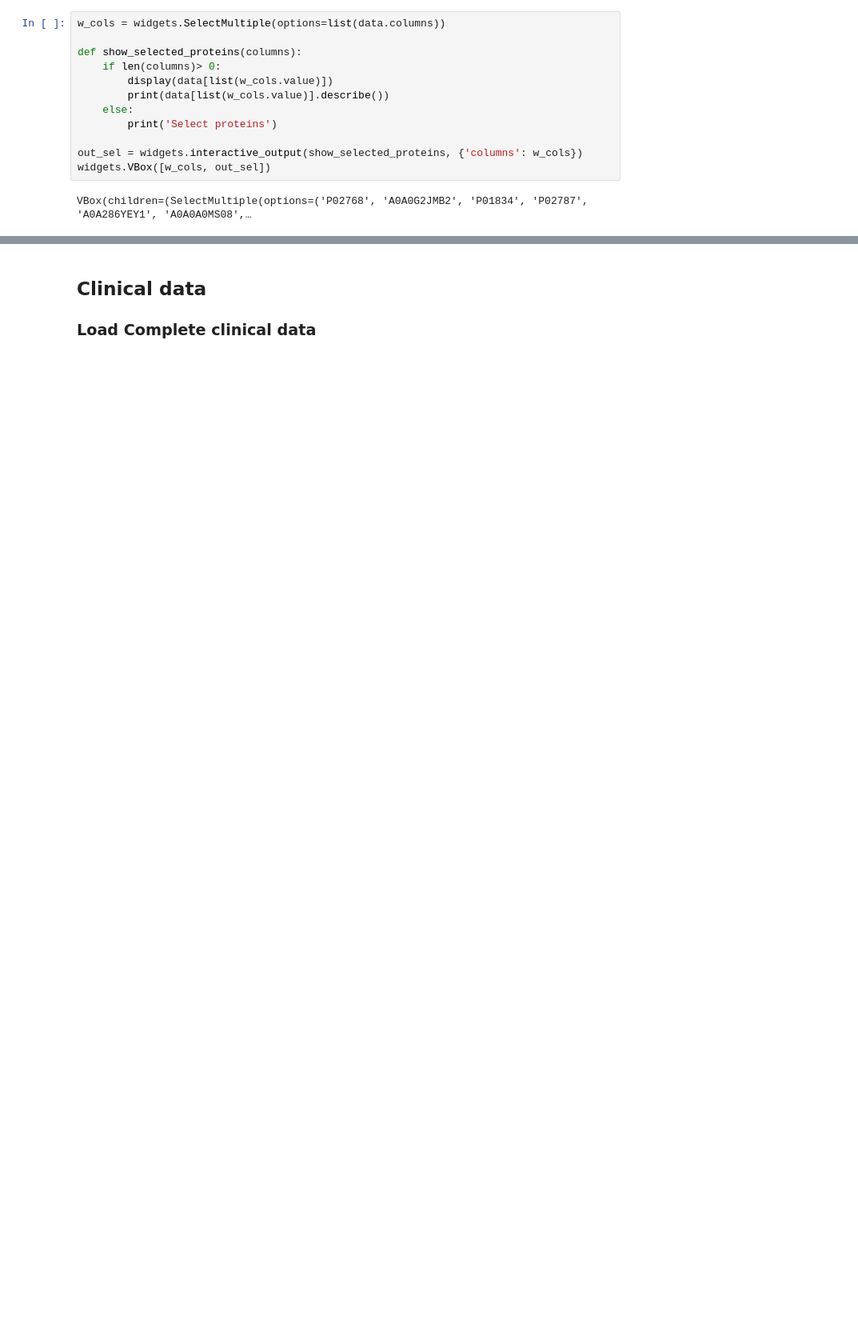
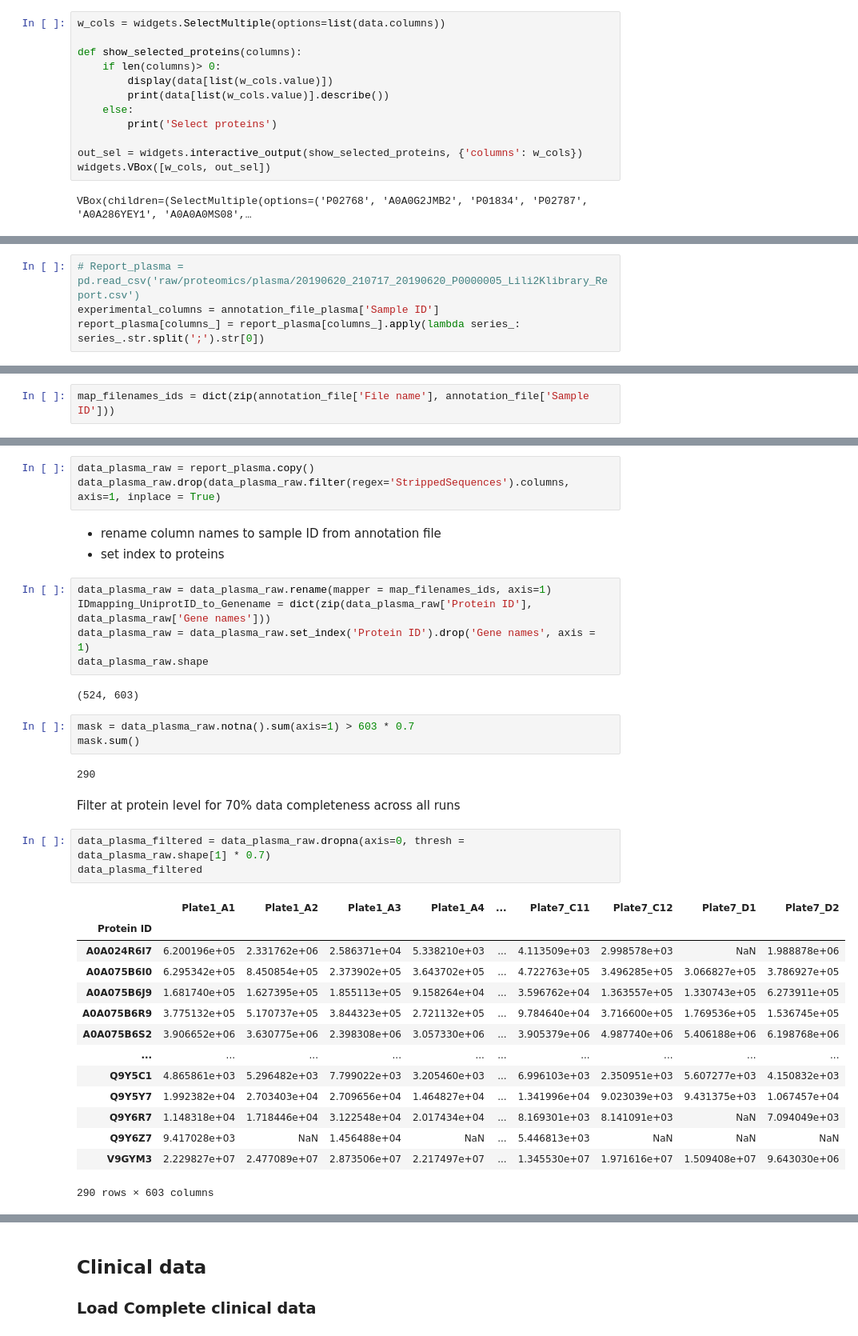
Before and after one commit to llniu/ALD-study, a Jupyter notebook: ald_analysis_hw.ipynb, the cells around one changed output, grey strips where cells are left out. Shown at 80% size. Cells and saved outputs as stored; diff of their text form; blank space fills up the shorter version.

```diff
--- a/ald_analysis_hw.ipynb
+++ b/ald_analysis_hw.ipynb
@@ -135,0 +232,4 @@ data_plasma_filtered_log_imputed = imputation_normal_distribution(data_plasma_fi
+# %%
+# Report_plasma = pd.read_csv('raw/proteomics/plasma/20190620_210717_20190620_P0000005_Lili2Klibrary_Report.csv')
+experimental_columns = annotation_file_plasma['Sample ID']
+report_plasma[columns_] = report_plasma[columns_].apply(lambda series_: series_.str.split(';').str[0])
@@ -135,0 +249,2 @@ data_plasma_filtered_log_imputed = imputation_normal_distribution(data_plasma_fi
+# %%
+map_filenames_ids = dict(zip(annotation_file['File name'], annotation_file['Sample ID']))
@@ -135,0 +253,38 @@ data_plasma_filtered_log_imputed = imputation_normal_distribution(data_plasma_fi
+# %%
+data_plasma_raw = report_plasma.copy()
+data_plasma_raw.drop(data_plasma_raw.filter(regex='StrippedSequences').columns, axis=1, inplace = True)
+# %% [markdown]
+- rename column names to sample ID from annotation file
+- set index to proteins
+# %%
+data_plasma_raw = data_plasma_raw.rename(mapper = map_filenames_ids, axis=1)
+IDmapping_UniprotID_to_Genename = dict(zip(data_plasma_raw['Protein ID'], data_plasma_raw['Gene names']))
+data_plasma_raw = data_plasma_raw.set_index('Protein ID').drop('Gene names', axis = 1)
+data_plasma_raw.shape
+# %% [output]
+(524, 603)
+# %%
+mask = data_plasma_raw.notna().sum(axis=1) > 603 * 0.7
+mask.sum()
+# %% [output]
+290
+# %% [markdown]
+Filter at protein level for 70% data completeness across all runs
+# %%
+data_plasma_filtered = data_plasma_raw.dropna(axis=0, thresh = data_plasma_raw.shape[1] * 0.7)
+data_plasma_filtered
+# %% [output]
+|  | Plate1_A1 | Plate1_A2 | Plate1_A3 | Plate1_A4 | ... | Plate7_C11 | Plate7_C12 | Plate7_D1 | Plate7_D2 |
+| Protein ID |  |  |  |  |  |  |  |  |  |
+| A0A024R6I7 | 6.200196e+05 | 2.331762e+06 | 2.586371e+04 | 5.338210e+03 | ... | 4.113509e+03 | 2.998578e+03 | NaN | 1.988878e+06 |
+| A0A075B6I0 | 6.295342e+05 | 8.450854e+05 | 2.373902e+05 | 3.643702e+05 | ... | 4.722763e+05 | 3.496285e+05 | 3.066827e+05 | 3.786927e+05 |
+| A0A075B6J9 | 1.681740e+05 | 1.627395e+05 | 1.855113e+05 | 9.158264e+04 | ... | 3.596762e+04 | 1.363557e+05 | 1.330743e+05 | 6.273911e+05 |
+| A0A075B6R9 | 3.775132e+05 | 5.170737e+05 | 3.844323e+05 | 2.721132e+05 | ... | 9.784640e+04 | 3.716600e+05 | 1.769536e+05 | 1.536745e+05 |
+| A0A075B6S2 | 3.906652e+06 | 3.630775e+06 | 2.398308e+06 | 3.057330e+06 | ... | 3.905379e+06 | 4.987740e+06 | 5.406188e+06 | 6.198768e+06 |
+| ... | ... | ... | ... | ... | ... | ... | ... | ... | ... |
+| Q9Y5C1 | 4.865861e+03 | 5.296482e+03 | 7.799022e+03 | 3.205460e+03 | ... | 6.996103e+03 | 2.350951e+03 | 5.607277e+03 | 4.150832e+03 |
+| Q9Y5Y7 | 1.992382e+04 | 2.703403e+04 | 2.709656e+04 | 1.464827e+04 | ... | 1.341996e+04 | 9.023039e+03 | 9.431375e+03 | 1.067457e+04 |
+| Q9Y6R7 | 1.148318e+04 | 1.718446e+04 | 3.122548e+04 | 2.017434e+04 | ... | 8.169301e+03 | 8.141091e+03 | NaN | 7.094049e+03 |
+| Q9Y6Z7 | 9.417028e+03 | NaN | 1.456488e+04 | NaN | ... | 5.446813e+03 | NaN | NaN | NaN |
+| V9GYM3 | 2.229827e+07 | 2.477089e+07 | 2.873506e+07 | 2.217497e+07 | ... | 1.345530e+07 | 1.971616e+07 | 1.509408e+07 | 9.643030e+06 |
+290 rows × 603 columns
```
Also changed, not shown: parts of 164 cells of this notebook.
